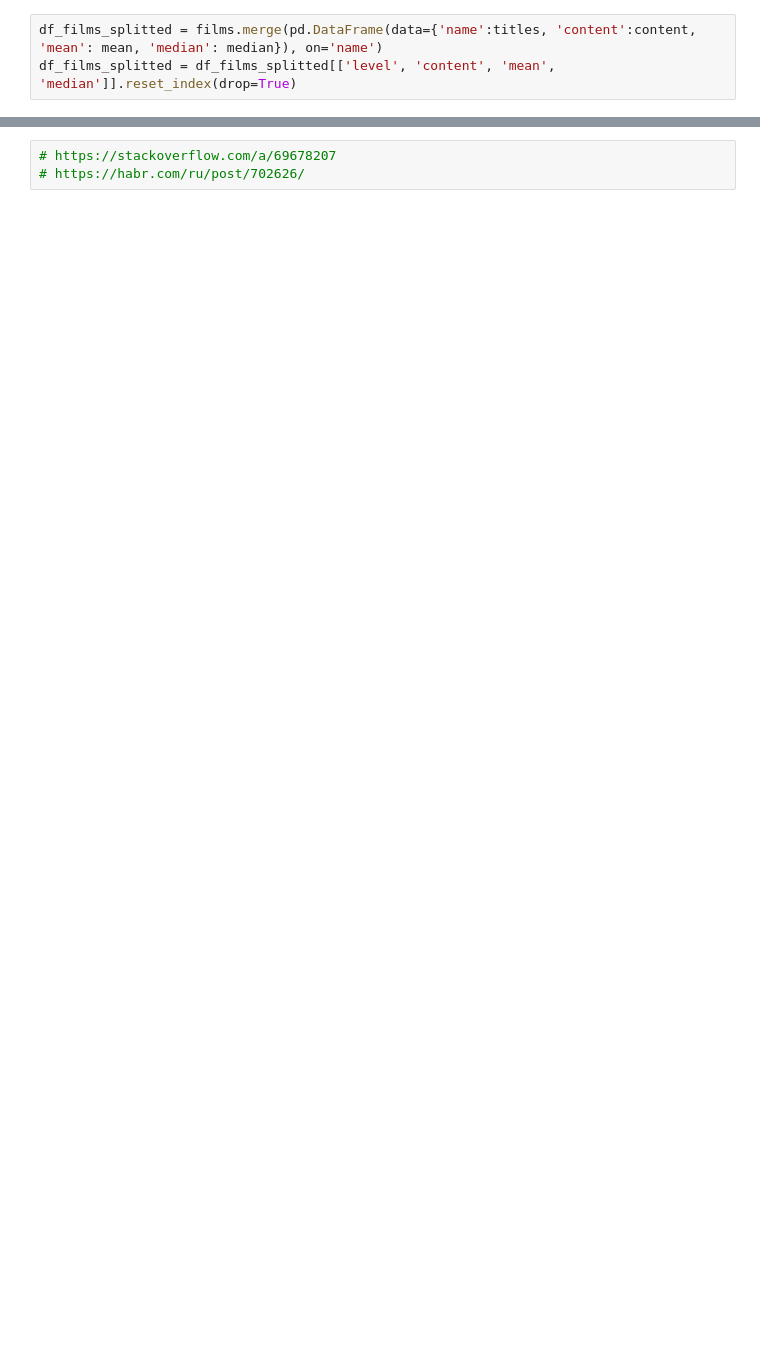
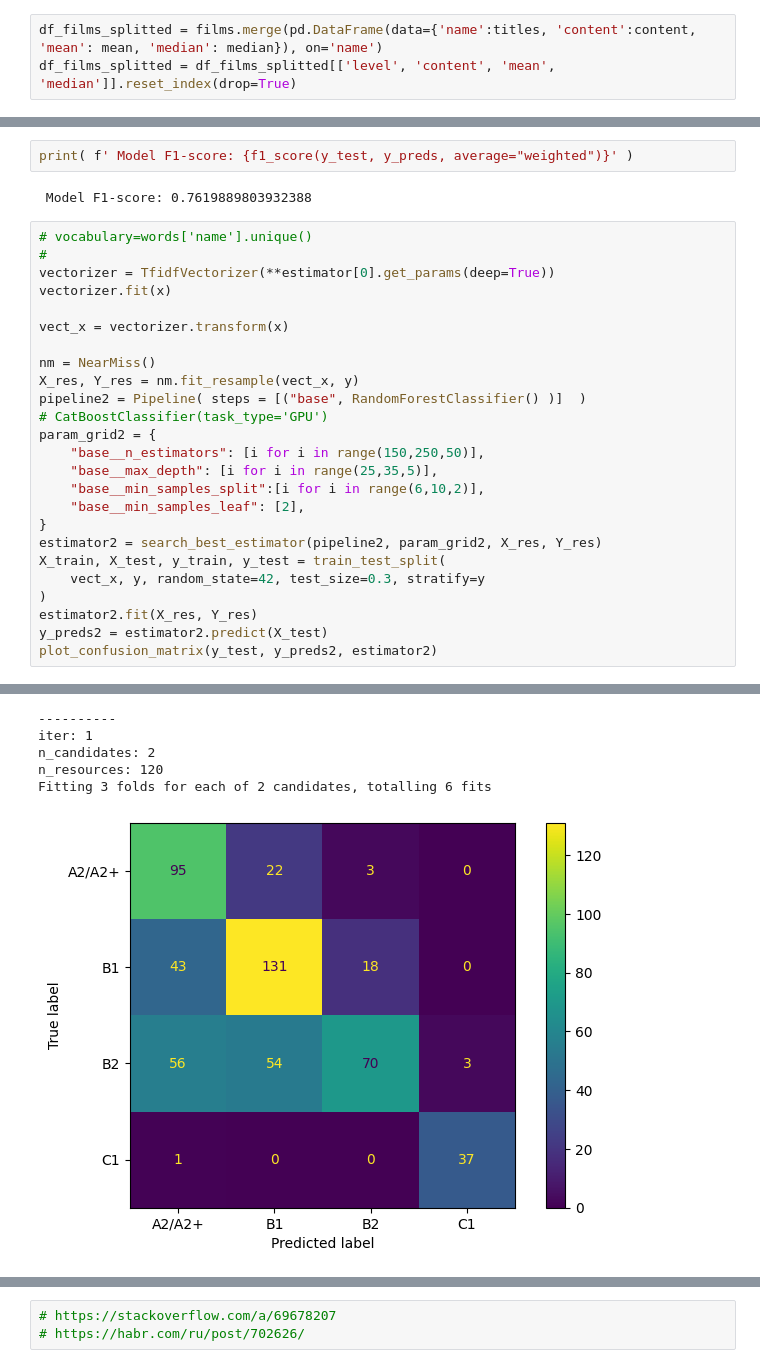
Before and after one commit to kirillva/workshop02, a Jupyter notebook: subtitles.ipynb, the cells around one changed output, grey strips where cells are left out. Drawn from its saved outputs; the diff is of its cells as text; blank space fills up the shorter version.

```diff
--- a/subtitles.ipynb
+++ b/subtitles.ipynb
@@ -362,0 +263,30 @@ weighted avg       0.45      0.42      0.40        67
+# %%
+print( f' Model F1-score: {f1_score(y_test, y_preds, average="weighted")}' )
+# %% [output]
+ Model F1-score: 0.7619889803932388
+# %%
+# vocabulary=words['name'].unique()
+#
+vectorizer = TfidfVectorizer(**estimator[0].get_params(deep=True))
+vectorizer.fit(x)
+
+vect_x = vectorizer.transform(x)
+
+nm = NearMiss()
+X_res, Y_res = nm.fit_resample(vect_x, y)
+pipeline2 = Pipeline( steps = [("base", RandomForestClassifier() )]  )
+# CatBoostClassifier(task_type='GPU')
+param_grid2 = {
+    "base__n_estimators": [i for i in range(150,250,50)],
+    "base__max_depth": [i for i in range(25,35,5)],
+    "base__min_samples_split":[i for i in range(6,10,2)],
+    "base__min_samples_leaf": [2],
+}
+estimator2 = search_best_estimator(pipeline2, param_grid2, X_res, Y_res)
+X_train, X_test, y_train, y_test = train_test_split(
+    vect_x, y, random_state=42, test_size=0.3, stratify=y
+)
+estimator2.fit(X_res, Y_res)
+y_preds2 = estimator2.predict(X_test)
+plot_confusion_matrix(y_test, y_preds2, estimator2)
+# %% [output]
@@ -363,3 +305,9 @@ weighted avg       0.45      0.42      0.40        67
+----------
+iter: 1
+n_candidates: 2
+n_resources: 120
+Fitting 3 folds for each of 2 candidates, totalling 6 fits
+[figure, added]
 # %%
 report = classification_report(y_test, y_preds2, target_names=[
     'C1',
```
Also changed, not shown: parts of 14 cells of this notebook, 2 other files.
